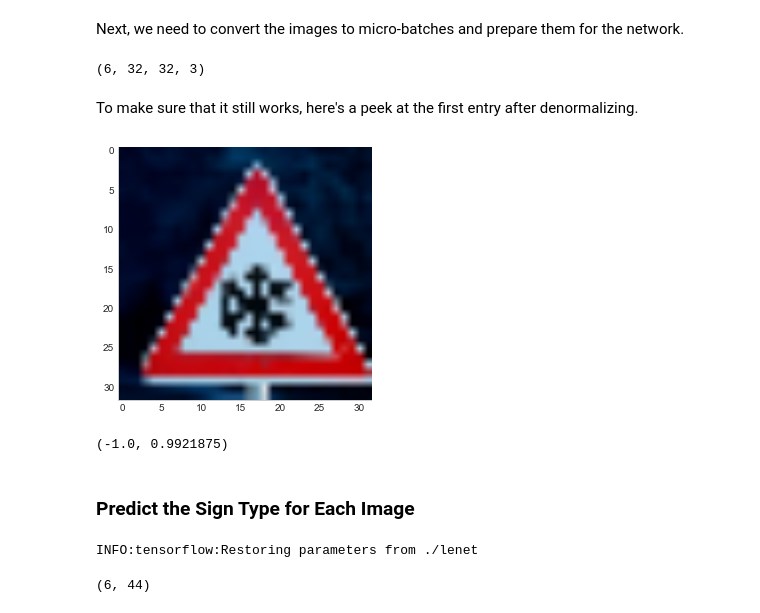
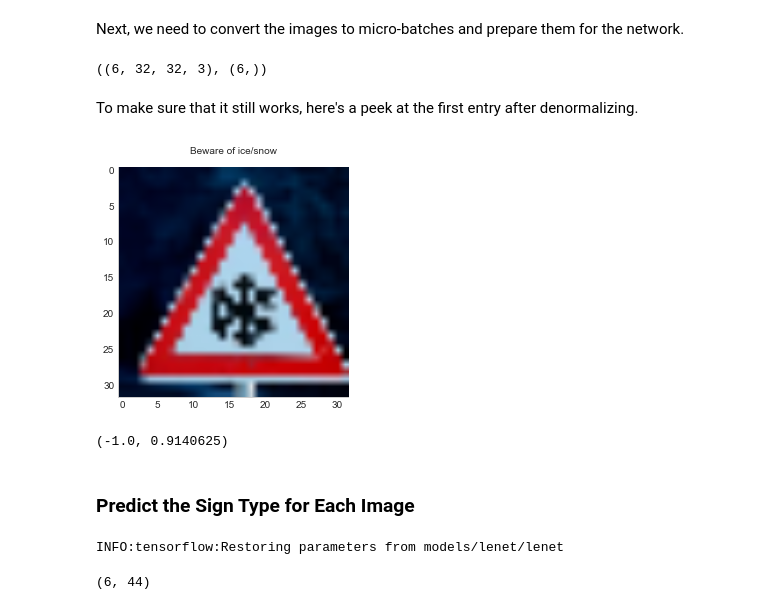
Before and after one commit to sunsided/CarND-Traffic-Sign-Classifier-Project, a Jupyter notebook: Traffic_Sign_Classifier.ipynb, the cells around one changed output. Saved outputs shown, nothing was run; the diff lists cells and outputs as text; code cells hidden in the pictures.

```diff
--- a/Traffic_Sign_Classifier.ipynb
+++ b/Traffic_Sign_Classifier.ipynb
@@ -705,4 +720,5 @@ imshow(sign_kreis_small)
 # %%
 sign_yield_small = resize(sign_kreis[0:200, 135:335, ...])
-imshow(sign_yield_small)
+sign_yield_small_y = 13
+imshow(sign_yield_small, label_name_map[sign_yield_small_y])
 # %% [output]
@@ -709,0 +726,4 @@ imshow(sign_yield_small)
+# %%
+sign_yield2_small = resize(sign_yield[70:330, 305:565, ...])
+sign_yield2_small_y = 13
+imshow(sign_yield2_small, label_name_map[sign_yield2_small_y])
@@ -710,4 +732,5 @@ imshow(sign_yield_small)
 # %%
 sign_priority_small = resize(sign_priority[25:405, 335:705, ...])
-imshow(sign_priority_small)
+sign_priority_small_y = 12
+imshow(sign_priority_small, label_name_map[sign_priority_small_y])
 # %% [output]
@@ -722,7 +740,7 @@ Next, we need to convert the images to micro-batches and prepare them for the ne
 # %%
 input_shape = (1, 32, 32, 3)
 
-sample_batch = np.vstack([
+X_sample = np.vstack([
     prepare_naive(sign_80_small.reshape(input_shape)),
     prepare_naive(sign_glaette_small.reshape(input_shape)),
     prepare_naive(sign_kreis_small.reshape(input_shape)),
@@ -731,27 +749,40 @@ sample_batch = np.vstack([
     prepare_naive(sign_priority_small.reshape(input_shape))
 ])
 
-sample_batch.shape
+y_sample = np.vstack([
+    sign_80_small_y,
+    sign_glaette_small_y,
+    sign_kreis_small_y,
+    sign_yield_small_y,
+    sign_yield2_small_y,
+    sign_priority_small_y
+]).squeeze()
+
+X_sample.shape, y_sample.shape
 # %% [output]
-(6, 32, 32, 3)
+((6, 32, 32, 3), (6,))
 # %% [markdown]
 To make sure that it still works, here's a peek at the first entry after denormalizing.
 # %%
-imshow((sample_batch[1, ...] + 1) / 2)
+imshow((X_sample[1, ...] + 1) / 2, label_name_map[y_sample[1]])
 # %% [output]
-[figure, old version]
+[figure, new version]
 # %%
-sample_batch[1, ...].min(), sample_batch[1, ...].max()
+X_sample[1, ...].min(), X_sample[1, ...].max()
 # %% [output]
-(-1.0, 0.9921875)
+(-1.0, 0.9140625)
 # %% [markdown]
 ### Predict the Sign Type for Each Image
 # %%
+load_path = os.path.join('models', 'lenet')
+
 with tf.Session() as sess:
-    saver.restore(sess, tf.train.latest_checkpoint('.'))
-    sample_predictions = sess.run(predictions, feed_dict={x: sample_batch})
+    saver.restore(sess, tf.train.latest_checkpoint(load_path))
+    sample_predictions = sess.run(predictions, feed_dict={x: X_sample})
+    # Note that we can do this "offline" as well, but it's easier to do this way.
+    sample_accuracy = evaluate(X_sample, y_sample, len(X_sample))
 # %% [output]
-INFO:tensorflow:Restoring parameters from ./lenet
+INFO:tensorflow:Restoring parameters from models/lenet/lenet
 # %%
 sample_predictions.shape
 # %% [output]
```
Also changed, not shown: parts of 28 cells of this notebook.
